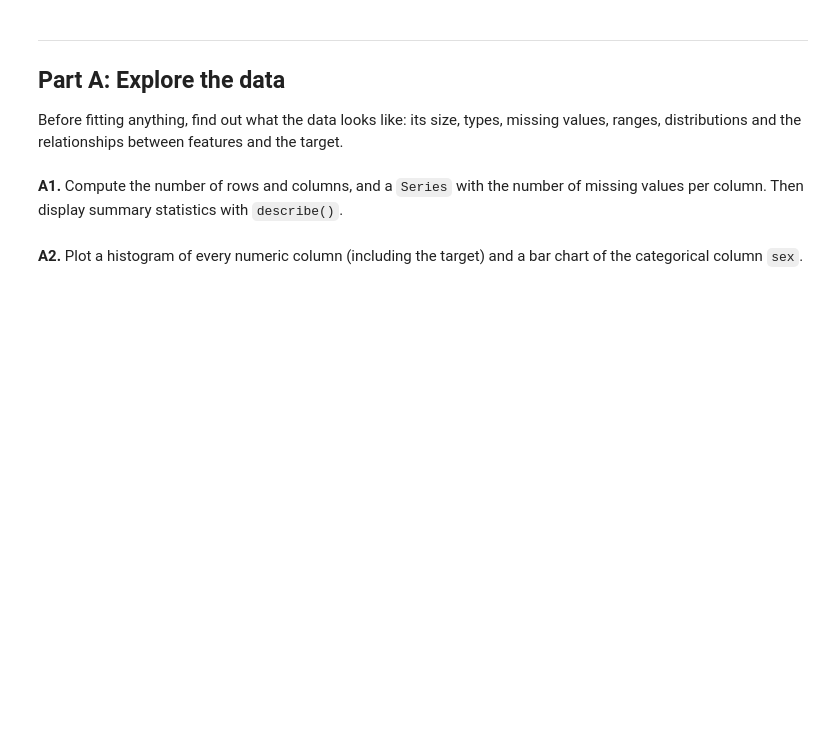
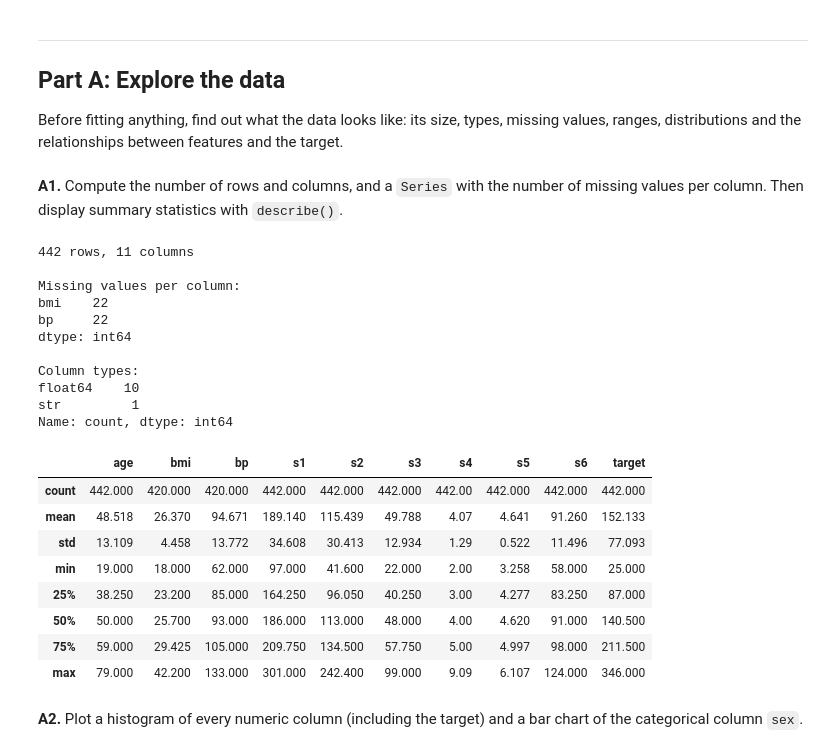
Before and after one commit to YeabsiraNigusse/AAU-Msc, a Jupyter notebook: MachineLearning/Lab01_ML_Workflow_student.ipynb, the cells around one changed output. Cells and saved outputs as stored; diff of their text form; code cells hidden in the pictures; blank space fills up the shorter version.

```diff
--- a/MachineLearning/Lab01_ML_Workflow_student.ipynb
+++ b/MachineLearning/Lab01_ML_Workflow_student.ipynb
@@ -70,15 +79,36 @@ Before fitting anything, find out what the data looks like: its size, types, mis
 **A1.** Compute the number of rows and columns, and a `Series` with the number of missing values per column. Then display summary statistics with `describe()`.
 # %%
 # TODO: fill in n_rows, n_cols and missing_counts
-n_rows, n_cols = None, None
-missing_counts = None      # hint: df.isna()
+n_rows, n_cols = 442, 11
+missing_counts = df.isna().sum()      # hint: df.isna()
 
 print(f"{n_rows} rows, {n_cols} columns")
 print("\nMissing values per column:")
 print(missing_counts[missing_counts > 0])
 print("\nColumn types:")
 print(df.dtypes.value_counts())
 df.describe()
+# %% [output]
+442 rows, 11 columns
+
+Missing values per column:
+bmi    22
+bp     22
+dtype: int64
+
+Column types:
+float64    10
+str         1
+Name: count, dtype: int64
+|  | age | bmi | bp | s1 | s2 | s3 | s4 | s5 | s6 | target |
+| count | 442.000 | 420.000 | 420.000 | 442.000 | 442.000 | 442.000 | 442.00 | 442.000 | 442.000 | 442.000 |
+| mean | 48.518 | 26.370 | 94.671 | 189.140 | 115.439 | 49.788 | 4.07 | 4.641 | 91.260 | 152.133 |
+| std | 13.109 | 4.458 | 13.772 | 34.608 | 30.413 | 12.934 | 1.29 | 0.522 | 11.496 | 77.093 |
+| min | 19.000 | 18.000 | 62.000 | 97.000 | 41.600 | 22.000 | 2.00 | 3.258 | 58.000 | 25.000 |
+| 25% | 38.250 | 23.200 | 85.000 | 164.250 | 96.050 | 40.250 | 3.00 | 4.277 | 83.250 | 87.000 |
+| 50% | 50.000 | 25.700 | 93.000 | 186.000 | 113.000 | 48.000 | 4.00 | 4.620 | 91.000 | 140.500 |
+| 75% | 59.000 | 29.425 | 105.000 | 209.750 | 134.500 | 57.750 | 5.00 | 4.997 | 98.000 | 211.500 |
+| max | 79.000 | 42.200 | 133.000 | 301.000 | 242.400 | 99.000 | 9.09 | 6.107 | 124.000 | 346.000 |
 # %% [markdown]
 **A2.** Plot a histogram of every numeric column (including the target) and a bar chart of the categorical column `sex`.
 # %%
```
Also changed, not shown: parts of 6 cells of this notebook, 21 other files.
